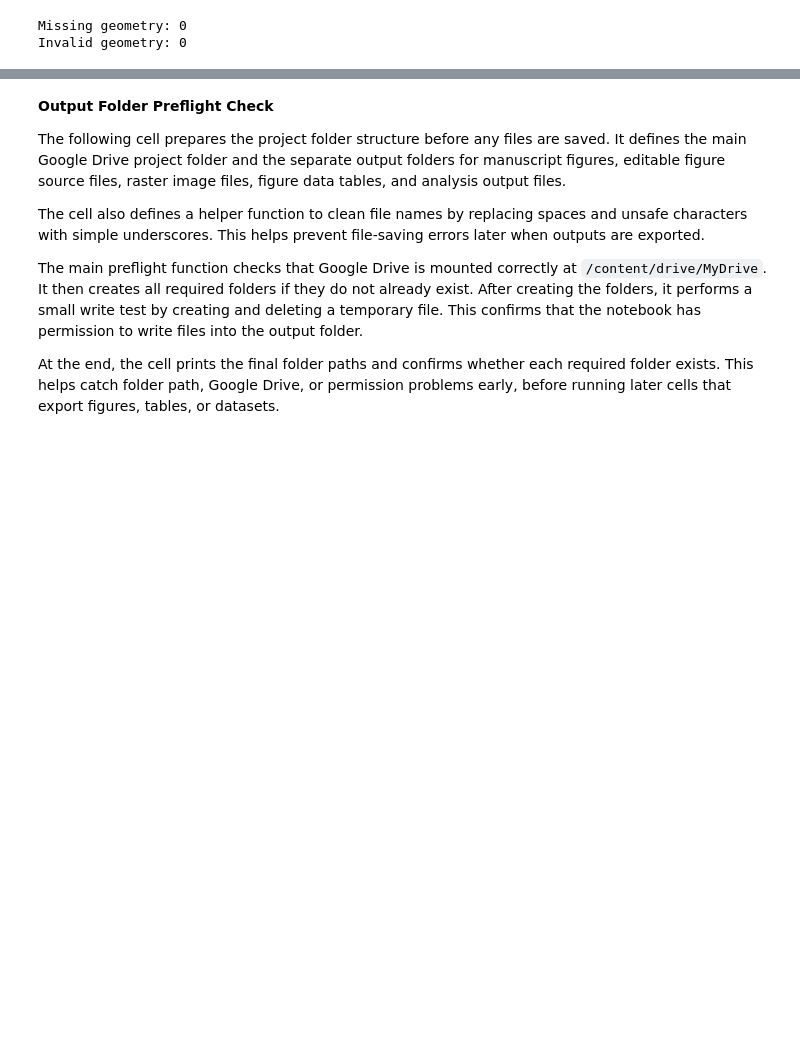
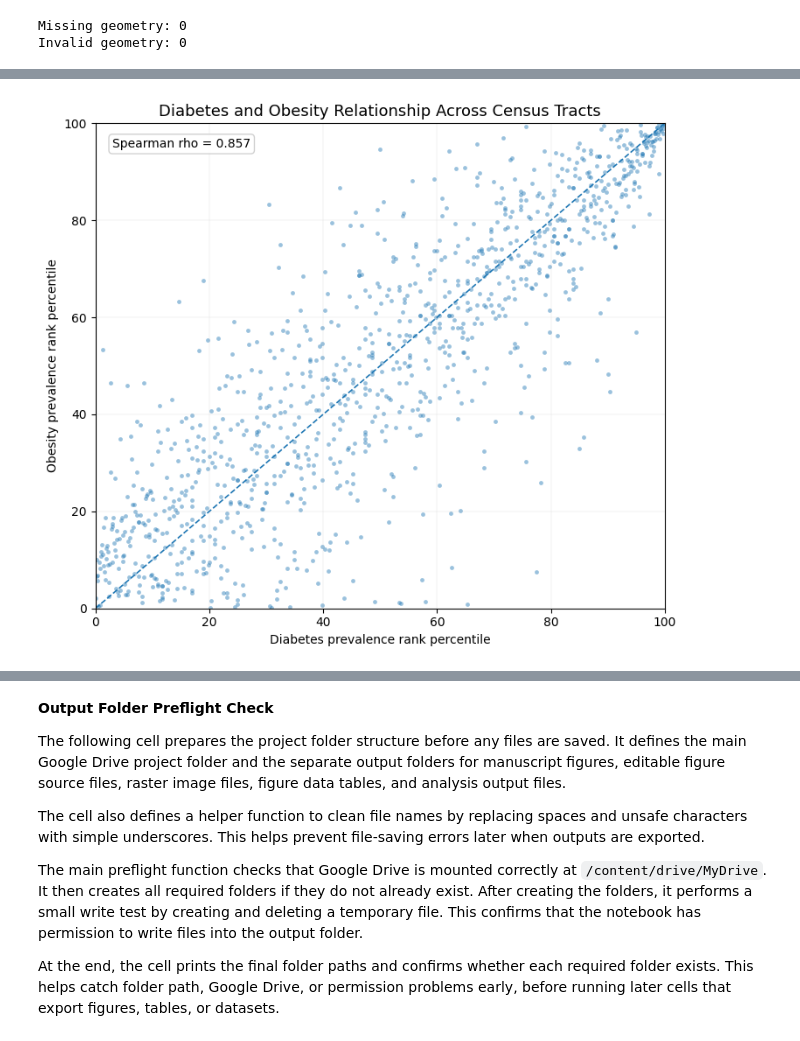
Before and after one commit to ynganatra/houston-census-tract-analysis, a Jupyter notebook: Houston_Census_Tract_Analysis.ipynb, the cells around one changed output, grey strips where cells are left out. Drawn from its saved outputs; the diff is of its cells as text; code cells hidden in the pictures; blank space fills up the shorter version.

```diff
--- a/Houston_Census_Tract_Analysis.ipynb
+++ b/Houston_Census_Tract_Analysis.ipynb
@@ -4283,0 +3114,87 @@ Moran scatterplot data preview
+# %%
+
+# Diabetes and Obesity Relationship Plot
+# Input: Diabetes and obesity rank percentiles from the continuous combined-score cell.
+# Output: Scatterplot showing the tract-level relationship between diabetes and obesity rank percentiles.
+
+import matplotlib.pyplot as plt
+import numpy as np
+from scipy.stats import spearmanr
+
+# Validate that the rank variables were created by the continuous combined-score cell
+required_rank_cols = [
+    "diabetes_rank_percentile",
+    "obesity_rank_percentile"
+]
+missing_rank_cols = [c for c in required_rank_cols if c not in gdf.columns]
+if missing_rank_cols:
+    raise KeyError(
+        "Missing rank columns. Run the continuous combined-score cell first. "
+        f"Missing: {missing_rank_cols}"
+    )
+
+# Calculate the rank correlation for the plot annotation
+rank_rho, rank_p = spearmanr(
+    gdf["diabetes_pct"],
+    gdf["obesity_pct"],
+    nan_policy="omit"
+)
+
+# Build a clean export table for this plot
+diabetes_obesity_rank_plot_df = gdf[
+    [
+        "diabetes_pct",
+        "obesity_pct",
+        "diabetes_rank_percentile",
+        "obesity_rank_percentile",
+        "composite",
+        "composite_0_100"
+    ]
+].copy()
+
+# Create the scatterplot
+fig, ax = plt.subplots(figsize=(7.5, 6.5))
+
+ax.scatter(
+    diabetes_obesity_rank_plot_df["diabetes_rank_percentile"],
+    diabetes_obesity_rank_plot_df["obesity_rank_percentile"],
+    s=12,
+    alpha=0.45,
+    linewidths=0
+)
+
+# Add a 45-degree reference line for equal diabetes and obesity rank percentiles
+ax.plot([0, 100], [0, 100], linewidth=1.2, linestyle="--")
+
+# Add plot labels and title
+ax.set_title(
+    "Diabetes and Obesity Relationship Across Census Tracts",
+    fontsize=13
+)
+ax.set_xlabel("Diabetes prevalence rank percentile")
+ax.set_ylabel("Obesity prevalence rank percentile")
+
+# Keep the axes fixed at percentile bounds
+ax.set_xlim(0, 100)
+ax.set_ylim(0, 100)
+
+# Add a simple annotation with the rank correlation
+ax.text(
+    0.03,
+    0.97,
+    f"Spearman rho = {rank_rho:.3f}",
+    transform=ax.transAxes,
+    va="top",
+    ha="left",
+    fontsize=10,
+    bbox={"boxstyle": "round,pad=0.3", "facecolor": "white", "edgecolor": "#cccccc", "alpha": 0.9}
+)
+
+# Add a light grid for readability
+ax.grid(True, linewidth=0.3, alpha=0.4)
+
+# Adjust spacing and save the plot
+plt.tight_layout()
+save_figure_set(fig, "diabetes_obesity_relationship_plot")
+plt.show()
+# %% [output]
@@ -4283,0 +3204 @@ Moran scatterplot data preview
+[figure, added]
```
Also changed, not shown: parts of 141 cells of this notebook.
